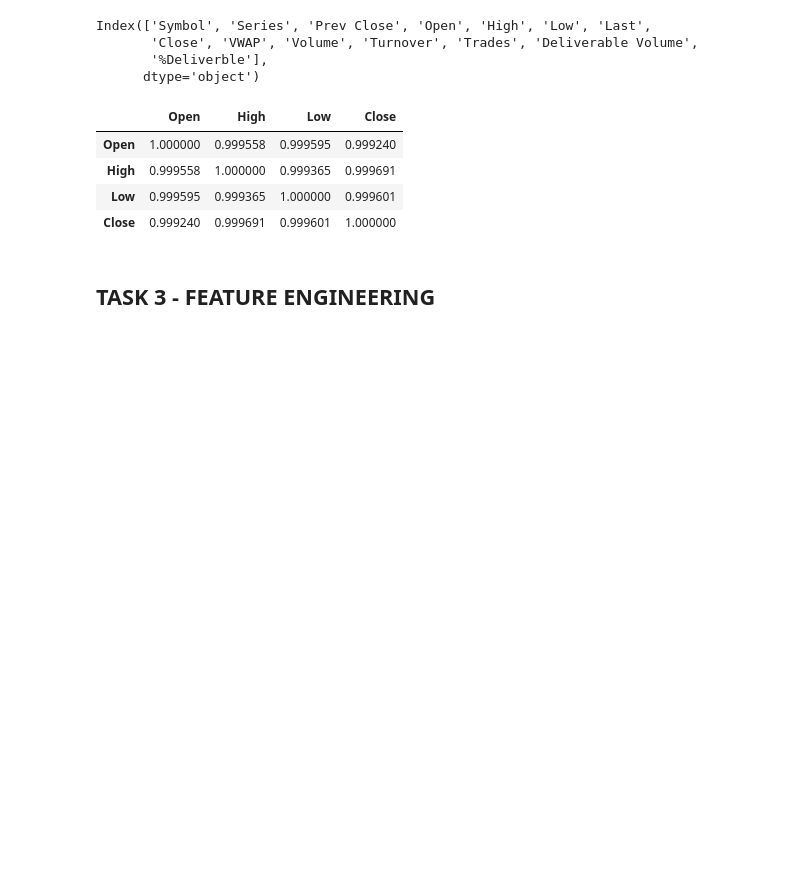
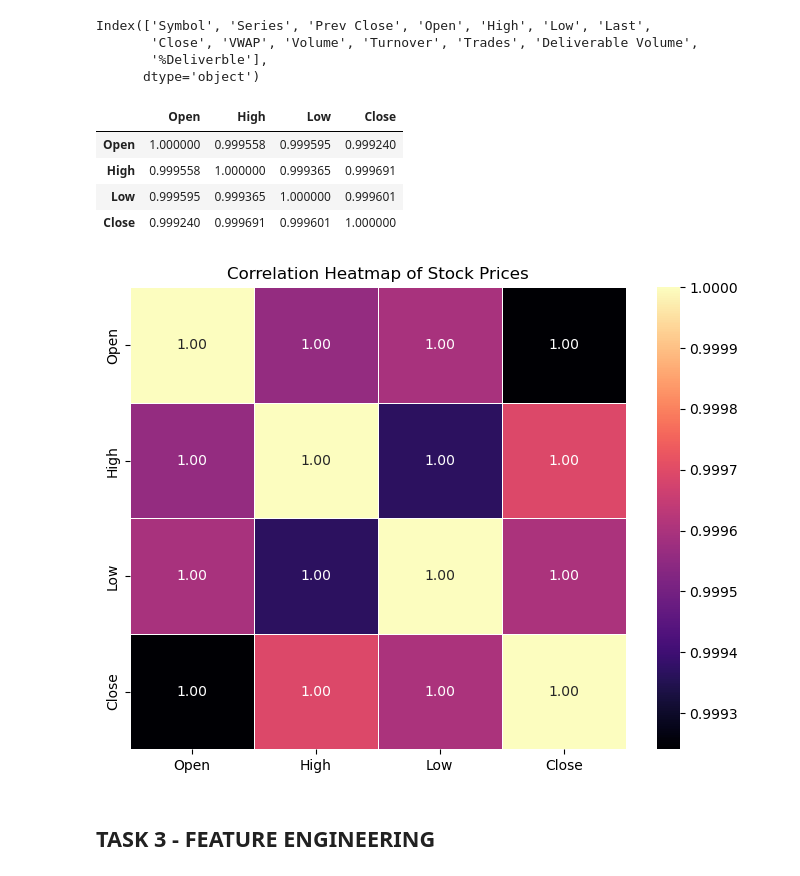
Before and after one commit to asna-amjad/Finance-Stock-Price-Data-Analytics-Project, a Jupyter notebook: Stock_Price_Data_Analysis_Project.ipynb, the cells around one changed output. Cells and saved outputs as stored; diff of their text form; code cells hidden in the pictures; blank space fills up the shorter version.

```diff
--- a/Stock_Price_Data_Analysis_Project.ipynb
+++ b/Stock_Price_Data_Analysis_Project.ipynb
@@ -4,7 +4,7 @@
 import pandas as pd
 import numpy as np
 # %%
-df = pd.read_csv(r"R:\Entire_R_Data_Science_Projects\3.. Time_Series\Predict_Stock_Prices(Nifty_Bajaj)/BAJFINANCE.csv")
+df = pd.read_csv("BAJFINANCE.csv")
 df.head()
 # %% [output]
 |  | Date | Symbol | Series | Prev Close | Open | High | Low | Last | Close | VWAP | Volume | ... |
@@ -114,6 +114,28 @@ data[['Open', 'High', 'Low', 'Close']].corr()
 | High | 0.999558 | 1.000000 | 0.999365 | 0.999691 |
 | Low | 0.999595 | 0.999365 | 1.000000 | 0.999601 |
 | Close | 0.999240 | 0.999691 | 0.999601 | 1.000000 |
+# %%
+import seaborn as sns
+import matplotlib.pyplot as plt
+
+# Calculate correlation matrix
+corr = data[['Open', 'High', 'Low', 'Close']].corr()
+
+# Plot heatmap
+plt.figure(figsize=(8, 6))
+
+sns.heatmap(
+    corr,
+    annot=True,          # Display correlation values
+    cmap='magma',     # Color palette
+    fmt='.2f',           # Round to 2 decimal places
+    linewidths=0.5
+)
+
+plt.title('Correlation Heatmap of Stock Prices')
+plt.show()
+# %% [output]
+[figure, added]
 # %% [markdown]
 ## TASK 3 - FEATURE ENGINEERING
 # %%
```
